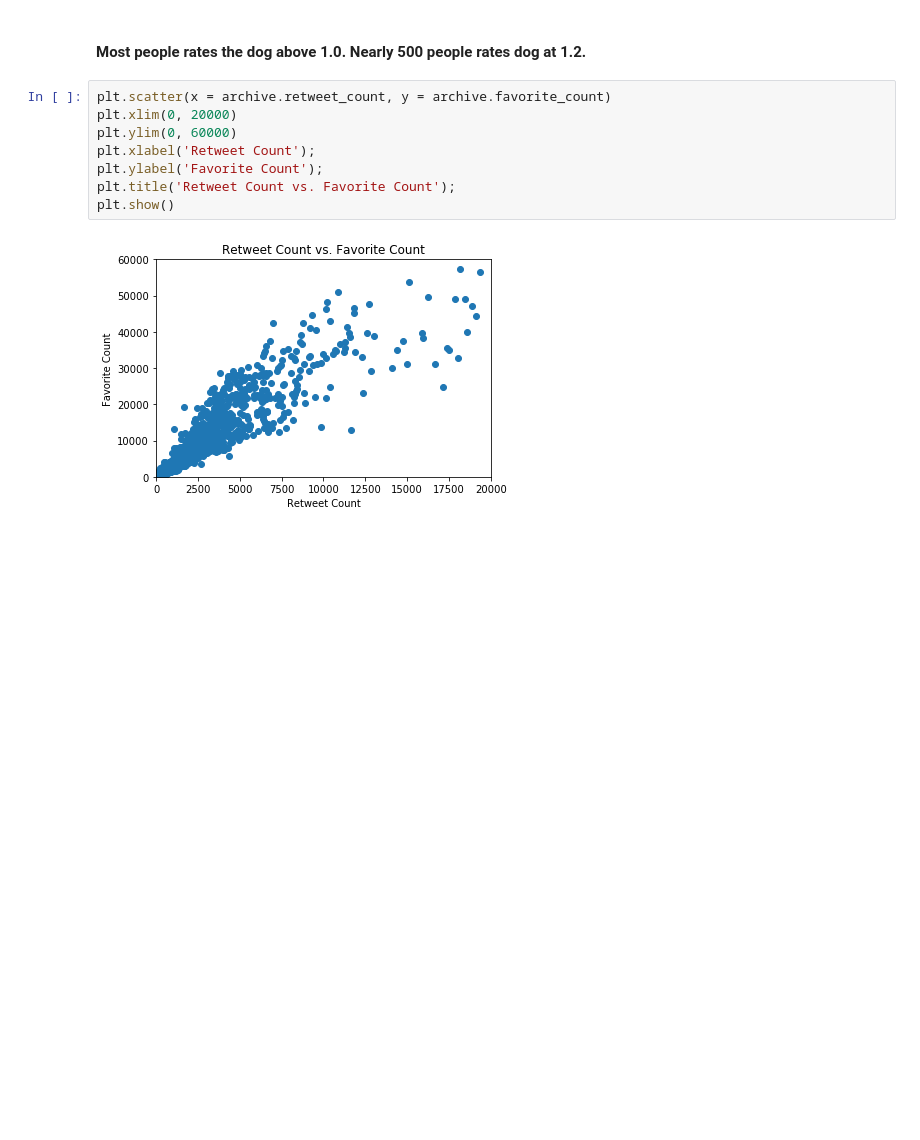
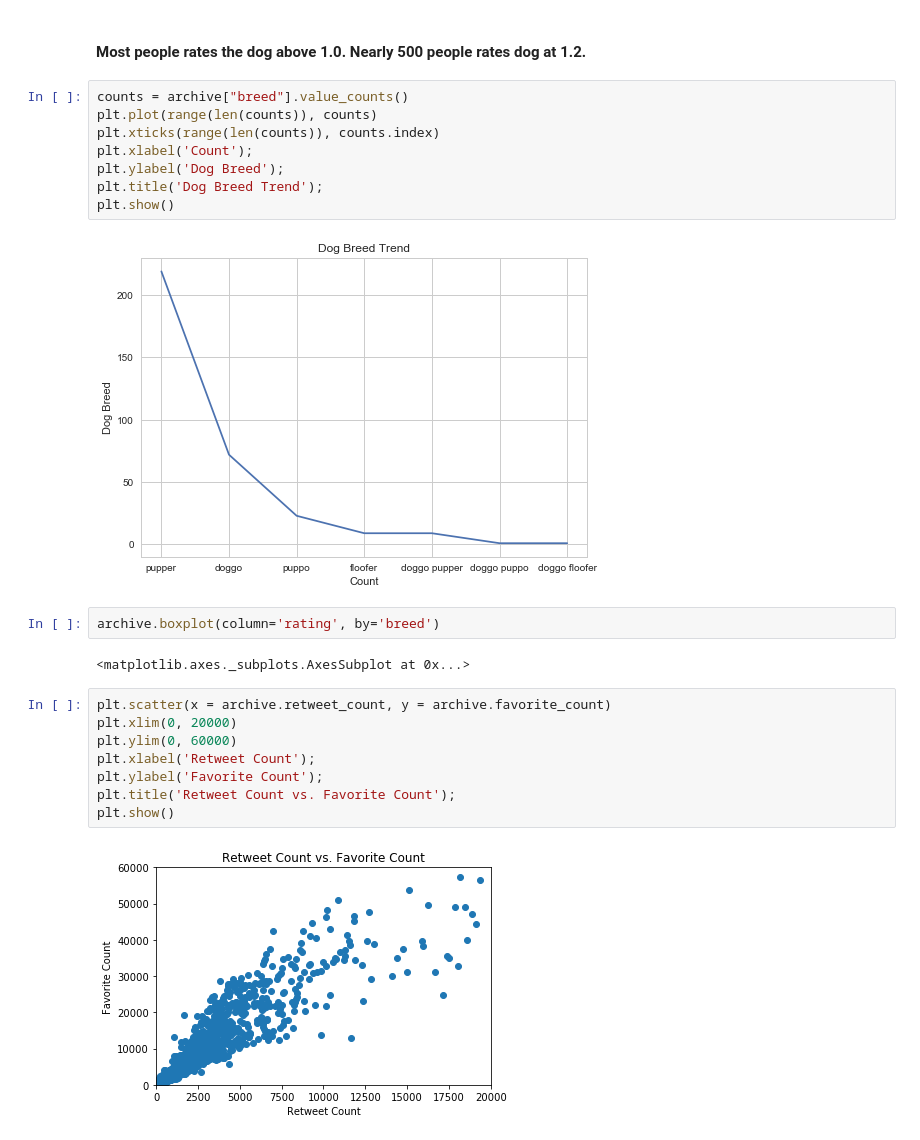
Before and after one commit to michellemao0224/Data-Wrangling, a Jupyter notebook: Project/wrangle_act.ipynb, the cells around one changed output. Saved outputs shown, nothing was run; the diff lists cells and outputs as text; blank space fills up the shorter version.

```diff
--- a/Project/wrangle_act.ipynb
+++ b/Project/wrangle_act.ipynb
@@ -481,5 +402,19 @@ plt.show()
 # %% [markdown]
 #### Most people rates the dog above 1.0. Nearly 500 people rates dog at 1.2.
+# %%
+counts = archive["breed"].value_counts()
+plt.plot(range(len(counts)), counts)
+plt.xticks(range(len(counts)), counts.index)
+plt.xlabel('Count');
+plt.ylabel('Dog Breed');
+plt.title('Dog Breed Trend');
+plt.show()
+# %% [output]
+[figure, added]
+# %%
+archive.boxplot(column='rating', by='breed')
+# %% [output]
+<matplotlib.axes._subplots.AxesSubplot at 0x...>
 # %%
 plt.scatter(x = archive.retweet_count, y = archive.favorite_count)
 plt.xlim(0, 20000)
```
Also changed, not shown: parts of 16 cells of this notebook, 1 other file.
